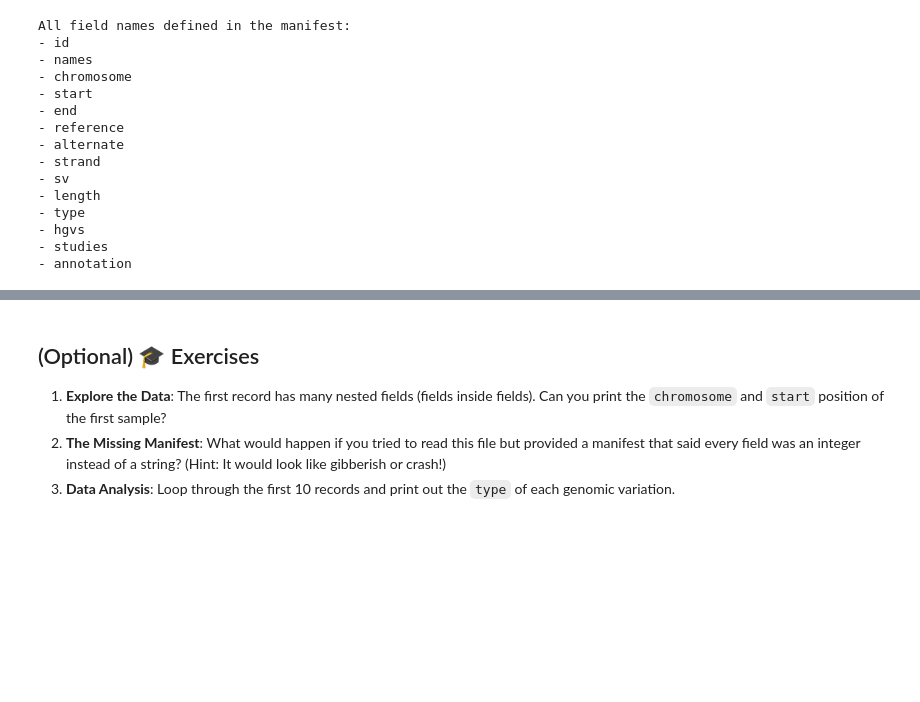
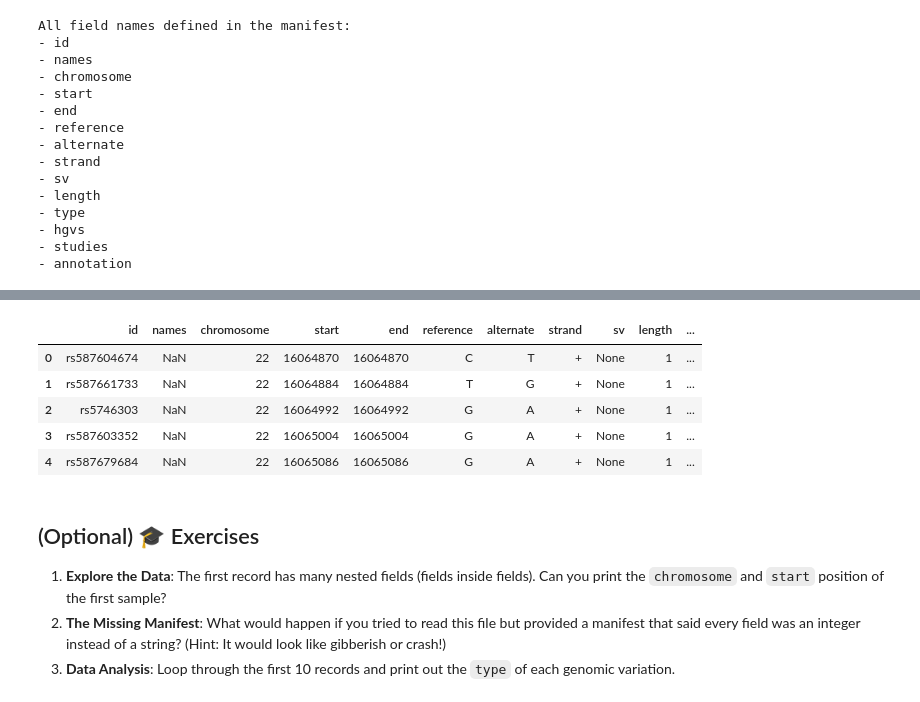
Before and after one commit to PP-123-nt/5m-data-2.3-data-encoding-creation-flow, a Jupyter notebook: notebooks/new_demo_3_avro.ipynb, the cells around one changed output, grey strips where cells are left out. Cells and saved outputs as stored; diff of their text form; code cells hidden in the pictures; blank space fills up the shorter version.

```diff
--- a/notebooks/new_demo_3_avro.ipynb
+++ b/notebooks/new_demo_3_avro.ipynb
@@ -152,3 +196,15 @@ All field names defined in the manifest:
+# %%
+# use explode to flatten the nested list of names into individual rows
+
+df_exploded = df_avro.explode('names')
+df_exploded.head()
+# %% [output]
+|  | id | names | chromosome | start | end | reference | alternate | strand | sv | length | ... |
+| 0 | rs587604674 | NaN | 22 | 16064870 | 16064870 | C | T | + | None | 1 | ... |
+| 1 | rs587661733 | NaN | 22 | 16064884 | 16064884 | T | G | + | None | 1 | ... |
+| 2 | rs5746303 | NaN | 22 | 16064992 | 16064992 | G | A | + | None | 1 | ... |
+| 3 | rs587603352 | NaN | 22 | 16065004 | 16065004 | G | A | + | None | 1 | ... |
+| 4 | rs587679684 | NaN | 22 | 16065086 | 16065086 | G | A | + | None | 1 | ... |
 # %% [markdown]
 ## (Optional) 🎓 Exercises
 
```
Also changed, not shown: parts of 3 cells of this notebook, 1 other file.
